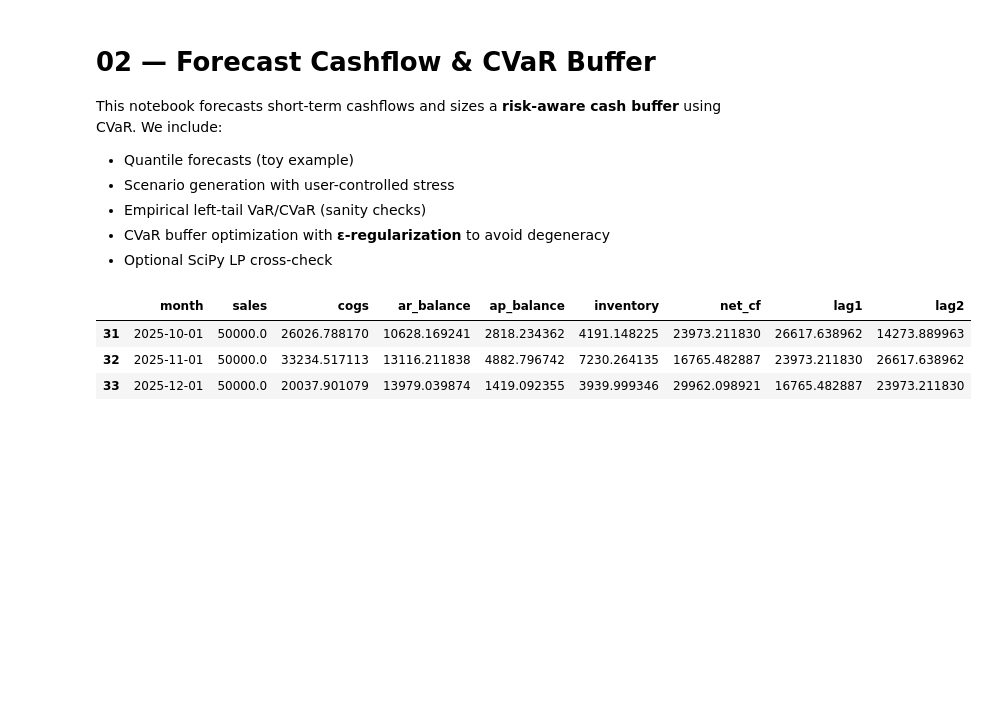
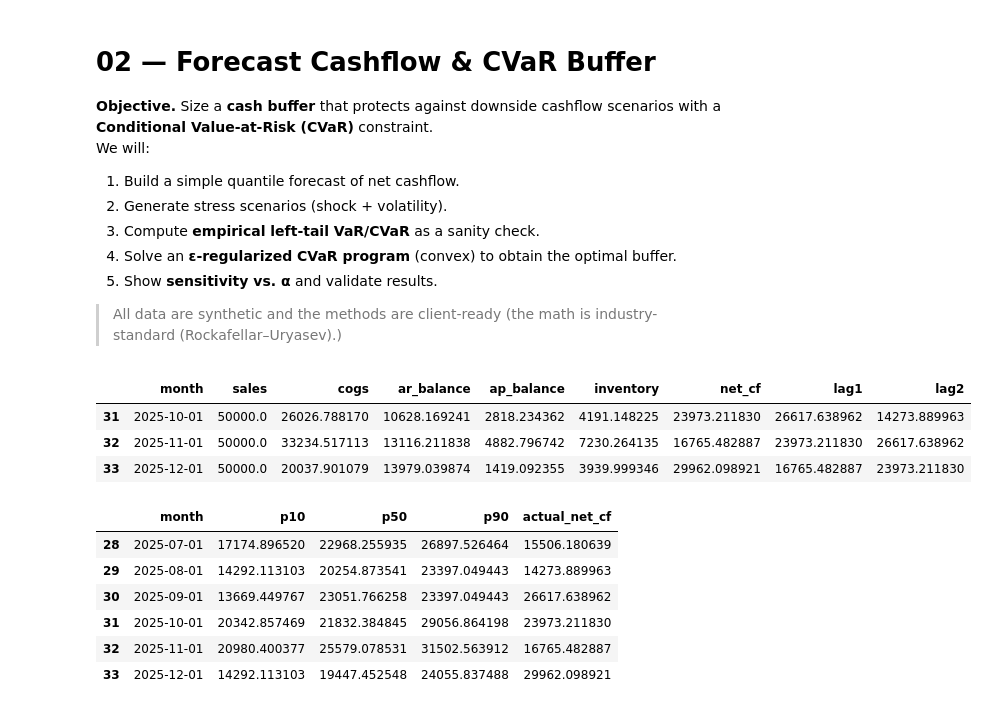
Before and after one commit to Alejandro-HerraizSen/value-ops-lab, a Jupyter notebook: notebooks/02_forecast_cashflow_cvar.ipynb, the cells around one changed output. Drawn from its saved outputs; the diff is of its cells as text; code cells hidden in the pictures; blank space fills up the shorter version.

Commit message:
4.1
Whole change of perspective,
-important changes to fix calculations
-fixed notebook 1 in process of fixing notebook 2

```diff
--- a/notebooks/02_forecast_cashflow_cvar.ipynb
+++ b/notebooks/02_forecast_cashflow_cvar.ipynb
@@ -1,13 +1,15 @@
 # %% [markdown]
 # 02 — Forecast Cashflow & CVaR Buffer
 
-This notebook forecasts short-term cashflows and sizes a **risk-aware cash buffer** using CVaR.
-We include:
-- Quantile forecasts (toy example)
-- Scenario generation with user-controlled stress
-- Empirical left-tail VaR/CVaR (sanity checks)
-- CVaR buffer optimization with **ε-regularization** to avoid degeneracy
-- Optional SciPy LP cross-check
+**Objective.** Size a **cash buffer** that protects against downside cashflow scenarios with a **Conditional Value-at-Risk (CVaR)** constraint.
+We will:
+1) Build a simple quantile forecast of net cashflow.
+2) Generate stress scenarios (shock + volatility).
+3) Compute **empirical left-tail VaR/CVaR** as a sanity check.
+4) Solve an **ε-regularized CVaR program** (convex) to obtain the optimal buffer.
+5) Show **sensitivity vs. α** and validate results.
+
+> All data are synthetic and the methods are client-ready (the math is industry-standard (Rockafellar–Uryasev).)
 # %%
 # Easy fix for finding parent directory modules
 import sys, os
@@ -18,37 +20,55 @@ import pandas as pd
 import matplotlib.pyplot as plt
 
 from value_ops_lab.synth import make_synthetic
-from value_ops_lab.risk_models import quantile_forecast
+from value_ops_lab.risk_models import quantile_forecast, cvar_cash_buffer
 
+plt.rcParams["figure.figsize"] = (8,4)
 np.set_printoptions(suppress=True, linewidth=120)
-rng = np.random.default_rng(42)
+
+# Generate monthly panel and construct a net cashflow proxy
+df = make_synthetic(36)
+df["month"] = pd.to_datetime(df["month"])
+df["net_cf"] = df["sales"] - df["cogs"]
+
+# Simple AR-style features
+df["lag1"] = df["net_cf"].shift(1)
+df["lag2"] = df["net_cf"].shift(2)
+
+dfm = df.dropna().reset_index(drop=True)
+dfm.tail(3)
+# %% [output]
+|  | month | sales | cogs | ar_balance | ap_balance | inventory | net_cf | lag1 | lag2 |
+| 31 | 2025-10-01 | 50000.0 | 26026.788170 | 10628.169241 | 2818.234362 | 4191.148225 | 23973.211830 | 26617.638962 | 14273.889963 |
+| 32 | 2025-11-01 | 50000.0 | 33234.517113 | 13116.211838 | 4882.796742 | 7230.264135 | 16765.482887 | 23973.211830 | 26617.638962 |
+| 33 | 2025-12-01 | 50000.0 | 20037.901079 | 13979.039874 | 1419.092355 | 3939.999346 | 29962.098921 | 16765.482887 | 23973.211830 |
 # %%
-# Generate synthetic monthly panel
-n_months = 36
-df = make_synthetic(n_months)
-
-# Net cash flow proxy (sales - cogs) just for demo
-df["net_cf"] = df["sales"] - df["cogs"]
-
-# Lag features for a simple AR-style model
-df["lag1"] = df["net_cf"].shift(1)
-df["lag2"] = df["net_cf"].shift(2)
-dfm = df.dropna().reset_index(drop=True)
-
 features = ["lag1", "lag2"]
 X = dfm[features]
 y = dfm["net_cf"]
 
-# Hold out last 6 months as "future"
+# Forecast horizon
 h = 6
 X_train, X_future = X.iloc[:-h], X.iloc[-h:]
 y_train, y_future = y.iloc[:-h], y.iloc[-h:]
-df_future = dfm.iloc[-h:][["month", "net_cf"]].reset_index(drop=True)
+future_months = dfm["month"].iloc[-h:]
 
-dfm.tail(3)
+# Quantile forecasters (GBR loss="quantile")
+preds = quantile_forecast(X_train, y_train, X_future, quantiles=(0.1, 0.5, 0.9), random_state=7)
+
+preds_df = pd.DataFrame({
+    "month": future_months,
+    "p10": preds[0.1],
+    "p50": preds[0.5],
+    "p90": preds[0.9],
+    "actual_net_cf": y_future.to_numpy(),
+})
+preds_df
 # %% [output]
-|  | month | sales | cogs | ar_balance | ap_balance | inventory | net_cf | lag1 | lag2 |
-| 31 | 2025-10-01 | 50000.0 | 26026.788170 | 10628.169241 | 2818.234362 | 4191.148225 | 23973.211830 | 26617.638962 | 14273.889963 |
-| 32 | 2025-11-01 | 50000.0 | 33234.517113 | 13116.211838 | 4882.796742 | 7230.264135 | 16765.482887 | 23973.211830 | 26617.638962 |
-| 33 | 2025-12-01 | 50000.0 | 20037.901079 | 13979.039874 | 1419.092355 | 3939.999346 | 29962.098921 | 16765.482887 | 23973.211830 |
+|  | month | p10 | p50 | p90 | actual_net_cf |
+| 28 | 2025-07-01 | 17174.896520 | 22968.255935 | 26897.526464 | 15506.180639 |
+| 29 | 2025-08-01 | 14292.113103 | 20254.873541 | 23397.049443 | 14273.889963 |
+| 30 | 2025-09-01 | 13669.449767 | 23051.766258 | 23397.049443 | 26617.638962 |
+| 31 | 2025-10-01 | 20342.857469 | 21832.384845 | 29056.864198 | 23973.211830 |
+| 32 | 2025-11-01 | 20980.400377 | 25579.078531 | 31502.563912 | 16765.482887 |
+| 33 | 2025-12-01 | 14292.113103 | 19447.452548 | 24055.837488 | 29962.098921 |
 # %%
```
Also changed, not shown: parts of 11 cells of this notebook, 3 other files.
